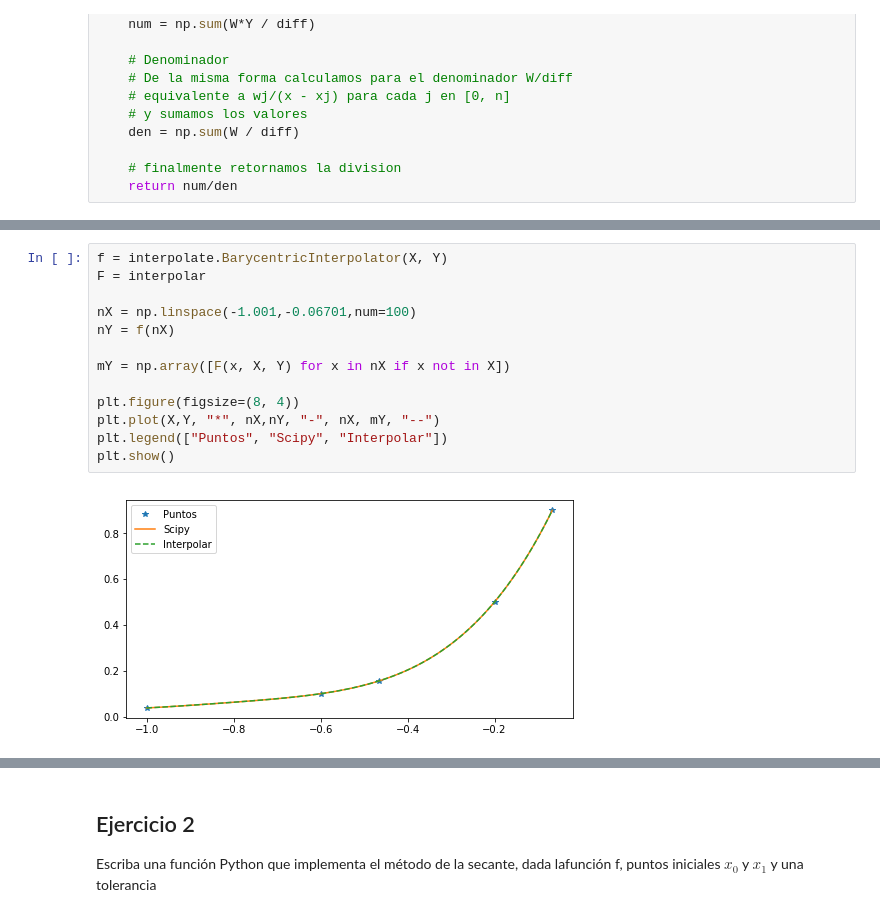
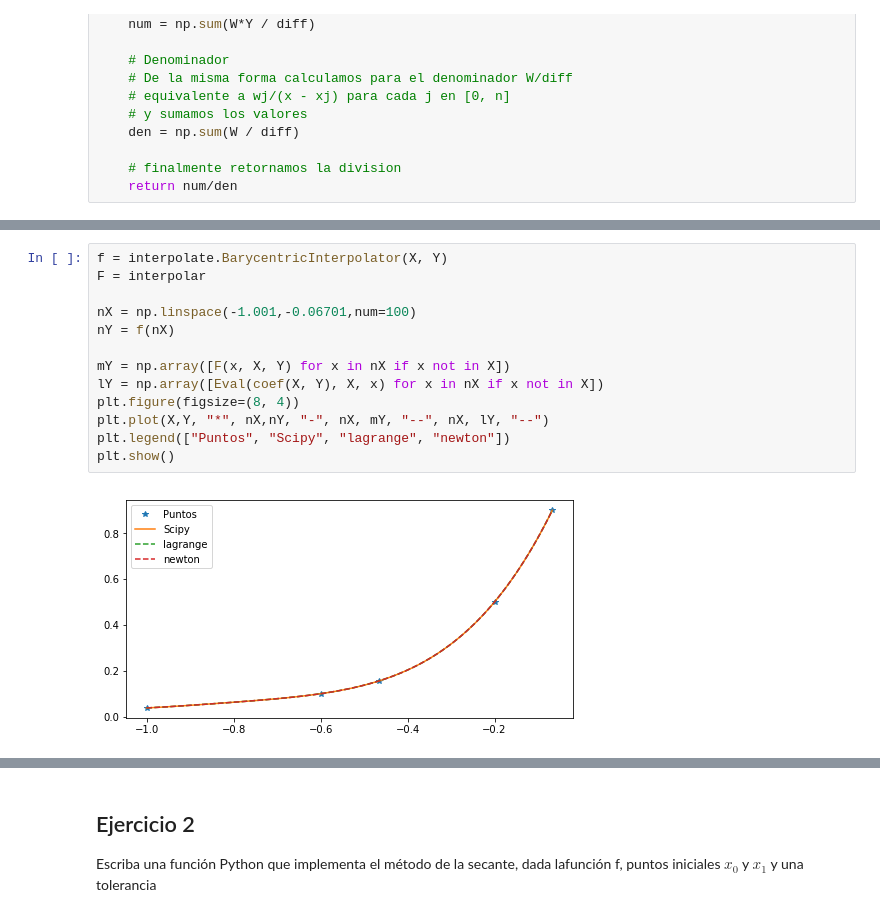
Before and after one commit to sborquez/INF-221-2018-1-, a Jupyter notebook: Tarea1/codigos/tarea1Sandbox.ipynb, the cells around one changed output, grey strips where cells are left out. Saved outputs shown, nothing was run; the diff lists cells and outputs as text.

```diff
--- a/Tarea1/codigos/tarea1Sandbox.ipynb
+++ b/Tarea1/codigos/tarea1Sandbox.ipynb
@@ -38,15 +52,15 @@ def interpolar(x, X, Y):
 # %%
 f = interpolate.BarycentricInterpolator(X, Y)
 F = interpolar
 
 nX = np.linspace(-1.001,-0.06701,num=100)
 nY = f(nX)
 
 mY = np.array([F(x, X, Y) for x in nX if x not in X])
-
+lY = np.array([Eval(coef(X, Y), X, x) for x in nX if x not in X])
 plt.figure(figsize=(8, 4))
-plt.plot(X,Y, "*", nX,nY, "-", nX, mY, "--")
-plt.legend(["Puntos", "Scipy", "Interpolar"])
+plt.plot(X,Y, "*", nX,nY, "-", nX, mY, "--", nX, lY, "--")
+plt.legend(["Puntos", "Scipy", "lagrange", "newton"])
 plt.show()
 # %% [output]
-[figure, old version]
+[figure, new version]
```
Also changed, not shown: parts of 9 cells of this notebook, 7 other files.
